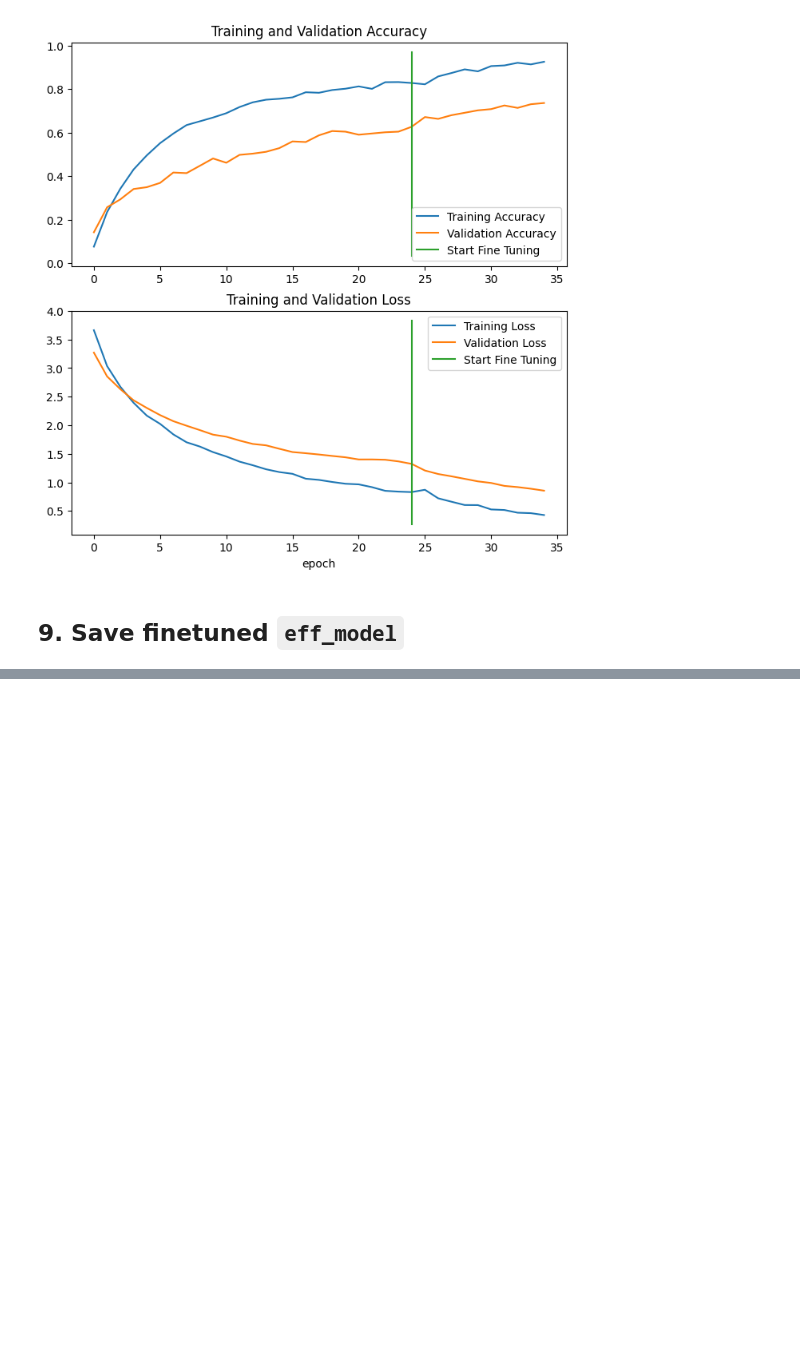
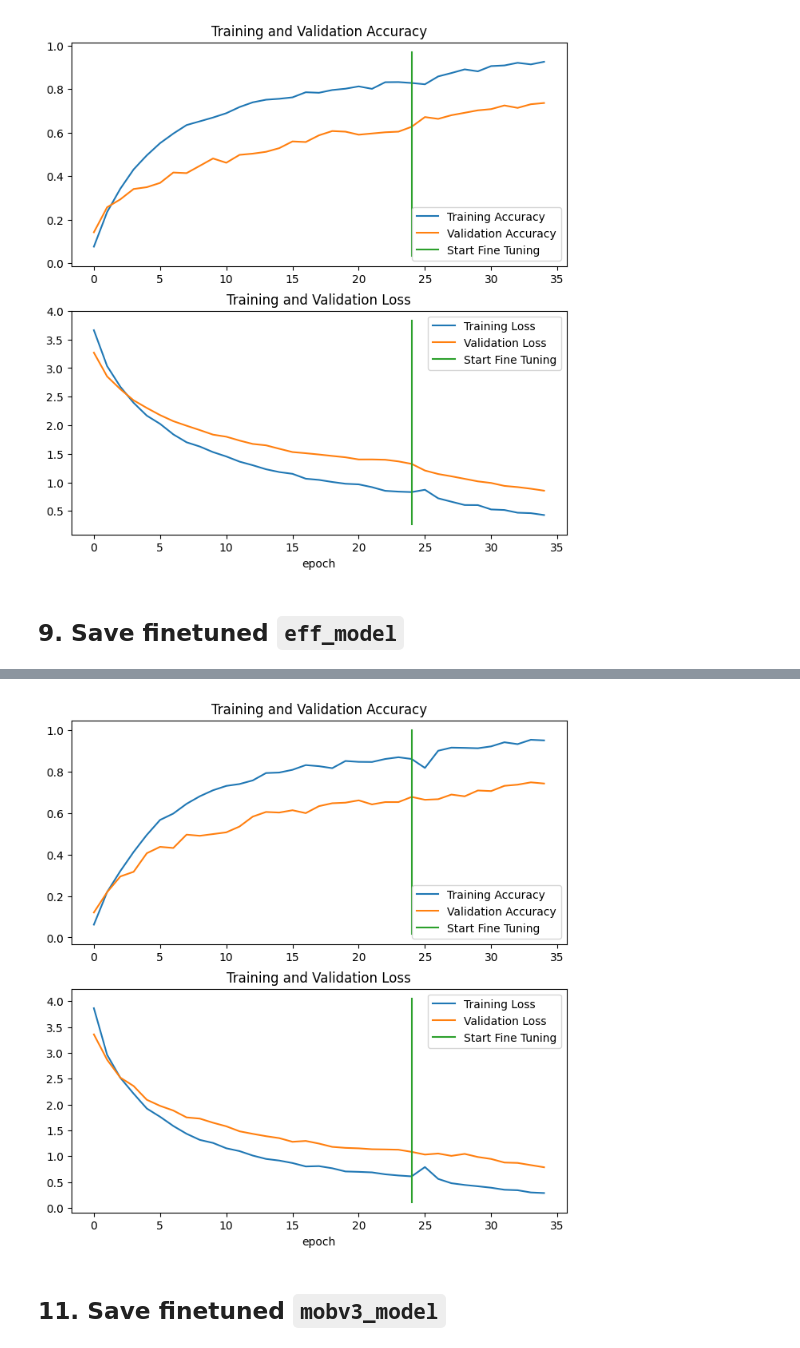
Before and after one commit to afterSt0rm/Nepali-Sign-Language-Recognition, a Jupyter notebook: Nepali Sign Language Transfer Learning/Nepali_Sign_Langauge_Recognition (Transfer Learning).ipynb, the cells around one changed output, grey strips where cells are left out. Cells and saved outputs as stored; diff of their text form; code cells hidden in the pictures; blank space fills up the shorter version.

Commit message:
Finetuned MobilenetV3Large model

```diff
--- a/Nepali Sign Language Transfer Learning/Nepali_Sign_Langauge_Recognition (Transfer Learning).ipynb
+++ b/Nepali Sign Language Transfer Learning/Nepali_Sign_Langauge_Recognition (Transfer Learning).ipynb
@@ -519,0 +567,5 @@ eff_model.save("eff_transfer_learning/eff_model_finetuned.keras")
+# %%
+# Recompile model with lower learning rate
+mobv3_model.compile(loss="categorical_crossentropy",
+              optimizer=tf.keras.optimizers.Adam(learning_rate=0.0001), # learning rate lowered by 10x
+              metrics=["accuracy"])
@@ -519,0 +617,5 @@ eff_model.save("eff_transfer_learning/eff_model_finetuned.keras")
+# %%
+# Fine-tune the model for 10 epochs
+mobv3_model_finetune_history = mobv3_model.fit(train_data,
+                    epochs=10,
+                    validation_data=val_data)
@@ -519,0 +650,12 @@ eff_model.save("eff_transfer_learning/eff_model_finetuned.keras")
+# %%
+# Restore the default rc settings
+plt.rcdefaults()
+
+# Compare the historys of feature extraction model with fine-tuning model
+compare_historys(original_history=mobv3_model_history,
+                 new_history=mobv3_model_finetune_history,
+                 initial_epochs=25)
+# %% [output]
+[figure, added]
+# %% [markdown]
+## 11. Save finetuned `mobv3_model`
```
Also changed, not shown: parts of 17 cells of this notebook, 3 other files.
